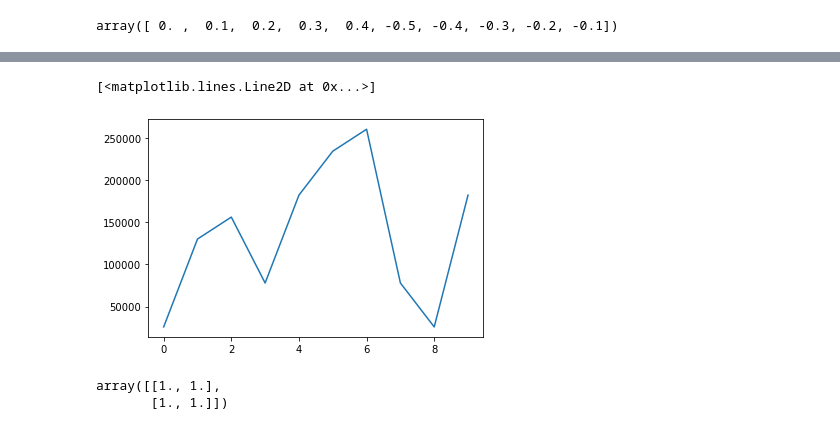
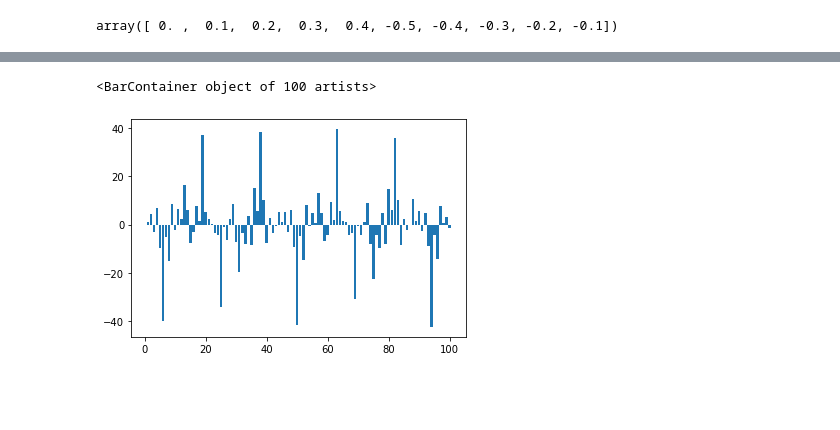
Before and after one commit to KINTEP/finance0, a Jupyter notebook: Untitled.ipynb, the cells around one changed output, grey strips where cells are left out. Drawn from its saved outputs; the diff is of its cells as text; code cells hidden in the pictures; blank space fills up the shorter version.

```diff
--- a/Untitled.ipynb
+++ b/Untitled.ipynb
@@ -207,14 +179,0 @@ For examples, see the various functions.
-# %%
-def sinefit(data):
-    N = len(data)
-    fit = np.zeros(N)
-    time = np.array([i for i in range(1, N+1)])
-    corr = np.corrcoef(data, fit)[1][0]
-    counter = 1
-    while corr != 1:
-        corr = np.corrcoef(data, fit)[1][0]
-        sin = np.sin(counter*time)
-        coef = np.dot(sin, data)
-        fit += coef * sin
-        counter += 1
-    return fit
@@ -223,10 +179,0 @@ ff1 = sinefit(data1.D1[1:1001])
-# %%
-plt.plot(ff1)
-# %% [output]
-[<matplotlib.lines.Line2D at 0x...>]
-[figure, removed]
-# %%
-np.corrcoef(ff1, l1)
-# %% [output]
-array([[1., 1.],
-       [1., 1.]])
@@ -232,0 +182,22 @@ array([[1., 1.],
+# %%
+def sinefit(data):
+    N = len(data)
+    fit = np.zeros(N)
+    time = np.array([i for i in range(1, N+1)])
+    corr = np.corrcoef(data, fit)[1][0]
+    details = {}
+    for i in range(1, 1000):
+        sin = np.sin(i*time)
+        coef = np.dot(sin, data)
+        details[i] = coef
+        fit += coef * sin
+    return fit, details
+# %%
+_, ff1 = sinefit(l1)
+#dad2 = data1.D1[:200]
+#ff2 = sinefit(dad2)
+# %%
+plt.bar(list(ff1.keys())[:100], list(ff1.values())[:100])
+# %% [output]
+<BarContainer object of 100 artists>
+[figure, added]
```
Also changed, not shown: parts of 207 cells of this notebook, 11 other files.
